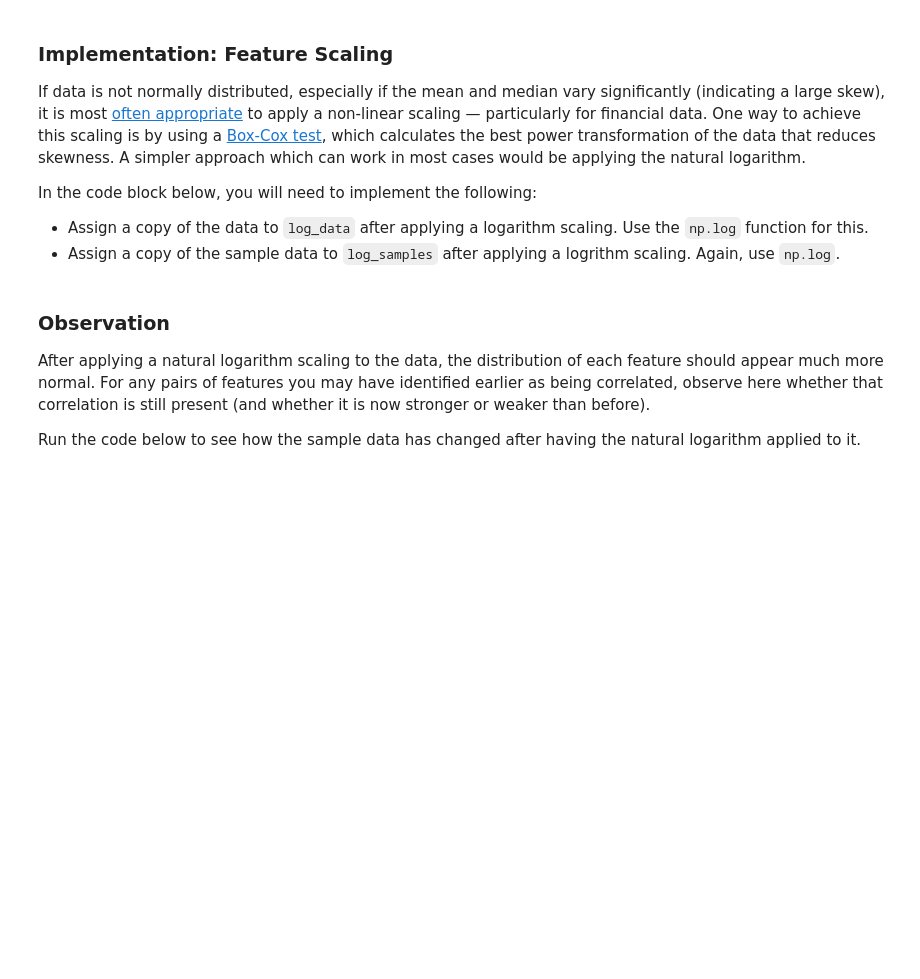
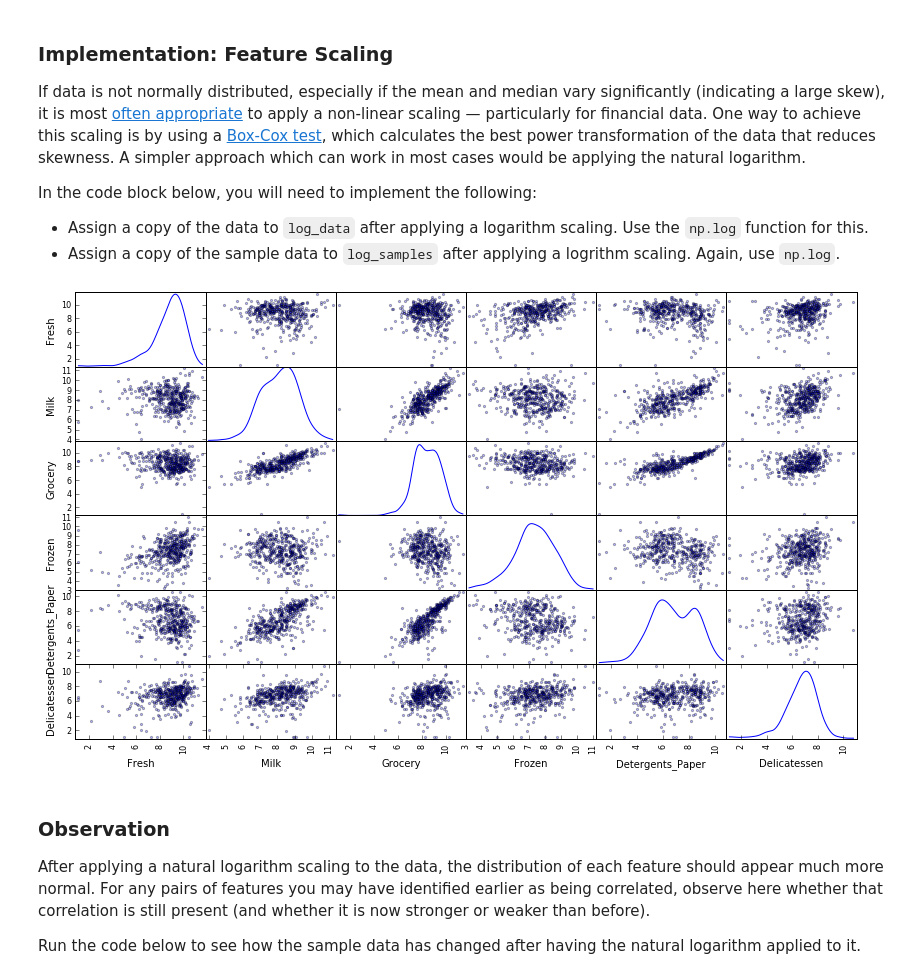
Before and after one commit to xy008areshsu/UdacityMLNanoDegree, a Jupyter notebook: projects/creating_customer_segments/customer_segments.ipynb, the cells around one changed output. Drawn from its saved outputs; the diff is of its cells as text; code cells hidden in the pictures; blank space fills up the shorter version.

```diff
--- a/projects/creating_customer_segments/customer_segments.ipynb
+++ b/projects/creating_customer_segments/customer_segments.ipynb
@@ -48,7 +59,7 @@ display(data.describe())
 To get a better understanding of the customers and how their data will transform through the analysis, it would be best to select a few sample data points and explore them in more detail. In the code block below, add **three** indices of your choice to the `indices` list which will represent the customers to track. It is suggested to try different sets of samples until you obtain customers that vary significantly from one another.
 # %%
 # TODO: Select three indices of your choice you wish to sample from the dataset
-indices = []
+indices = [100, 400, 55]
 
 # Create a DataFrame of the chosen samples
 samples = pd.DataFrame(data.loc[indices], columns = data.keys()).reset_index(drop = True)
@@ -113,13 +169,15 @@ In the code block below, you will need to implement the following:
  - Assign a copy of the sample data to `log_samples` after applying a logrithm scaling. Again, use `np.log`.
 # %%
 # TODO: Scale the data using the natural logarithm
-log_data = None
+log_data = np.log(data.copy())
 
 # TODO: Scale the sample data using the natural logarithm
-log_samples = None
+log_samples = np.log(samples.copy())
 
 # Produce a scatter matrix for each pair of newly-transformed features
 pd.scatter_matrix(log_data, alpha = 0.3, figsize = (14,8), diagonal = 'kde');
+# %% [output]
+[figure, added]
 # %% [markdown]
 ### Observation
 After applying a natural logarithm scaling to the data, the distribution of each feature should appear much more normal. For any pairs of features you may have identified earlier as being correlated, observe here whether that correlation is still present (and whether it is now stronger or weaker than before).
```
Also changed, not shown: parts of 22 cells of this notebook, 4 other files.
